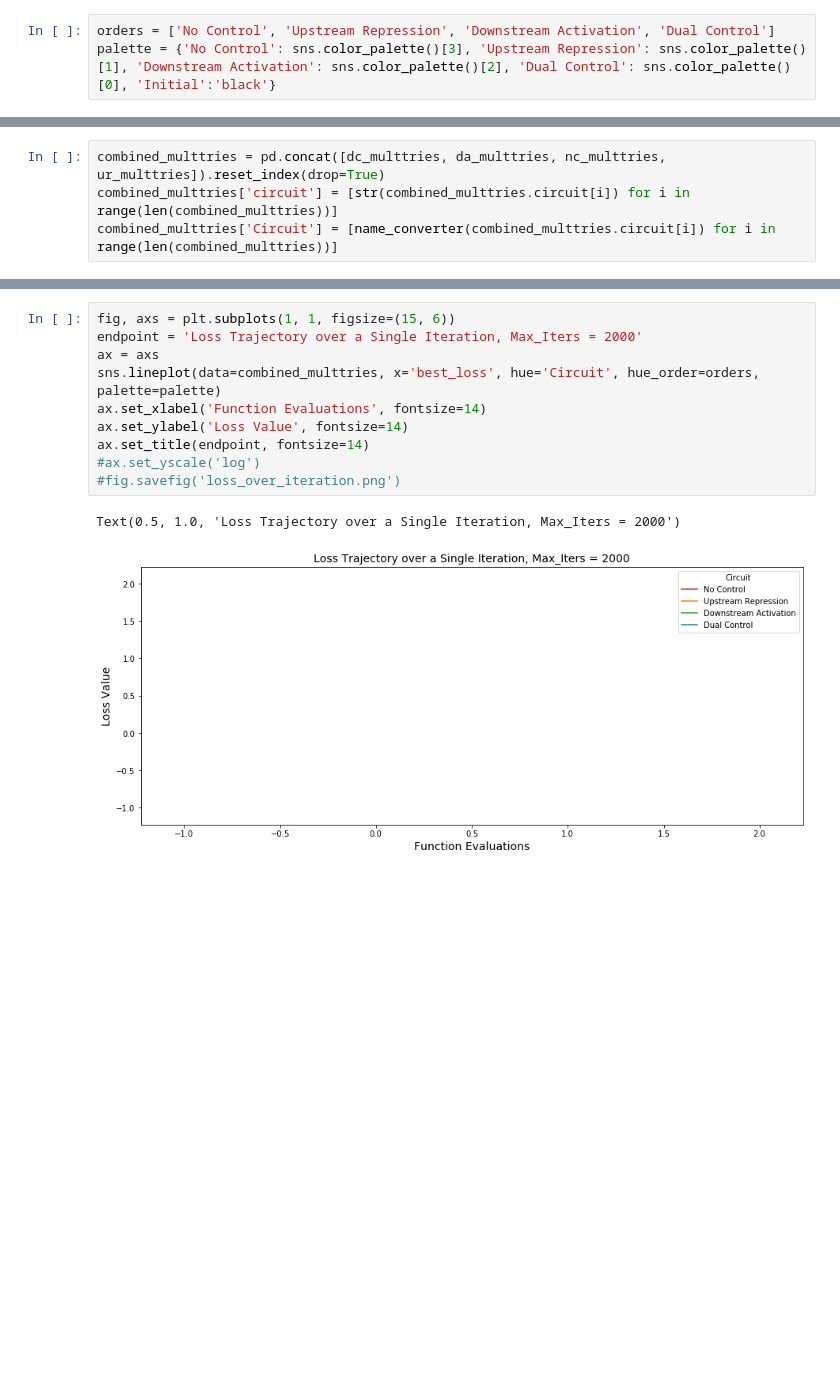
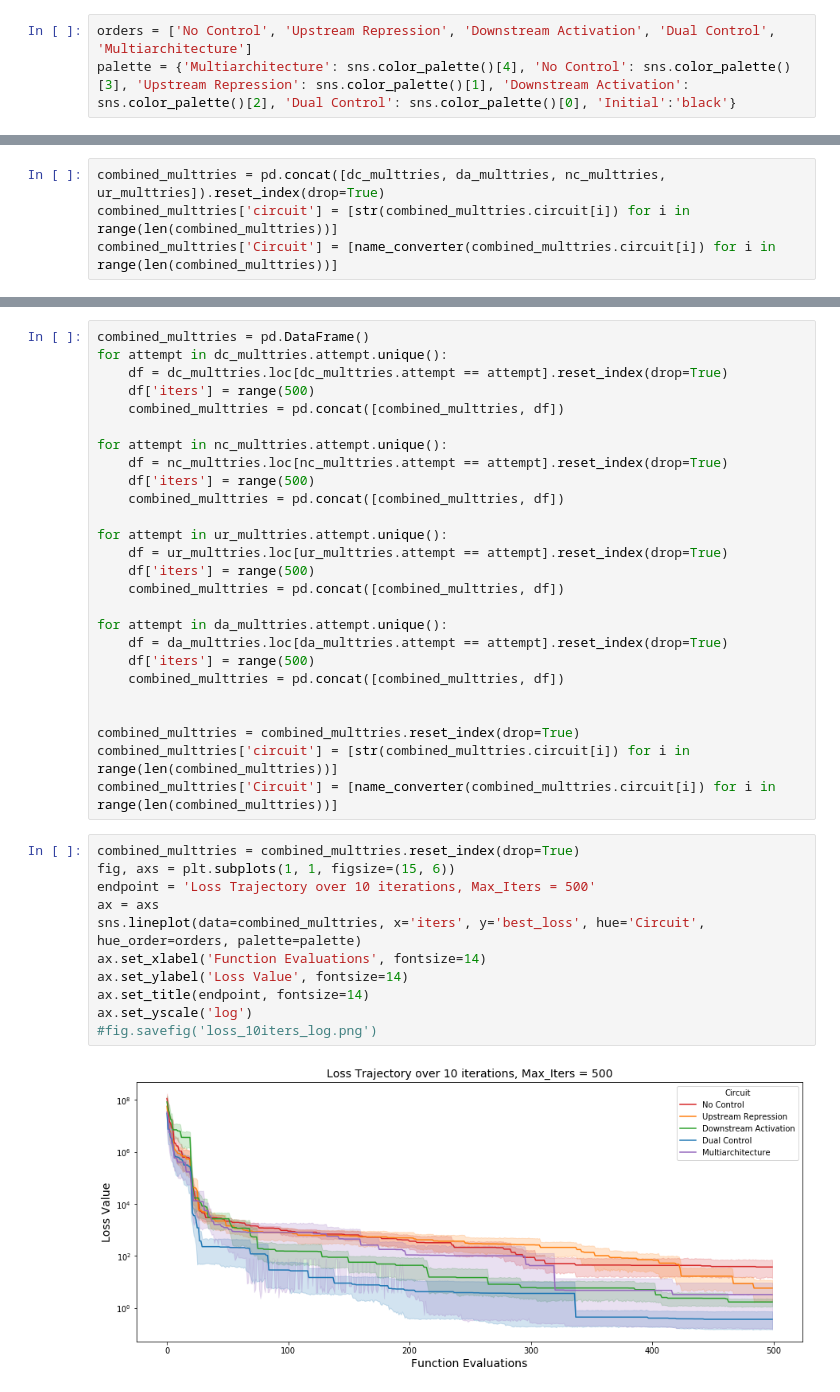
Before and after one commit to cjmerzbacher/msc-thesis, a Jupyter notebook: fixed_architecture_baselines/fixed_architecture_baselines.ipynb, the cells around one changed output, grey strips where cells are left out. Saved outputs shown, nothing was run; the diff lists cells and outputs as text; blank space fills up the shorter version.

```diff
--- a/fixed_architecture_baselines/fixed_architecture_baselines.ipynb
+++ b/fixed_architecture_baselines/fixed_architecture_baselines.ipynb
@@ -324,8 +324,8 @@ nc_landscape['iters'] = range(2000)
 ur_landscape['iters'] = range(2000)
 landscape = pd.concat([da_landscape, dc_landscape, nc_landscape, ur_landscape]).reset_index(drop=True)
 # %%
-orders = ['No Control', 'Upstream Repression', 'Downstream Activation', 'Dual Control']
-palette = {'No Control': sns.color_palette()[3], 'Upstream Repression': sns.color_palette()[1], 'Downstream Activation': sns.color_palette()[2], 'Dual Control': sns.color_palette()[0], 'Initial':'black'}
+orders = ['No Control', 'Upstream Repression', 'Downstream Activation', 'Dual Control', 'Multiarchitecture']
+palette = {'Multiarchitecture': sns.color_palette()[4], 'No Control': sns.color_palette()[3], 'Upstream Repression': sns.color_palette()[1], 'Downstream Activation': sns.color_palette()[2], 'Dual Control': sns.color_palette()[0], 'Initial':'black'}
 # %%
 fig, axs = plt.subplots(1, 1, figsize=(15, 6))
 endpoint = 'Loss Trajectory over a Single Iteration, Max_Iters = 2000'
@@ -615,13 +615,39 @@ combined_multtries
+# %%
+combined_multtries = pd.DataFrame()
+for attempt in dc_multtries.attempt.unique():
+    df = dc_multtries.loc[dc_multtries.attempt == attempt].reset_index(drop=True)
+    df['iters'] = range(500)
+    combined_multtries = pd.concat([combined_multtries, df])
+
+for attempt in nc_multtries.attempt.unique():
+    df = nc_multtries.loc[nc_multtries.attempt == attempt].reset_index(drop=True)
+    df['iters'] = range(500)
+    combined_multtries = pd.concat([combined_multtries, df])
+
+for attempt in ur_multtries.attempt.unique():
+    df = ur_multtries.loc[ur_multtries.attempt == attempt].reset_index(drop=True)
+    df['iters'] = range(500)
+    combined_multtries = pd.concat([combined_multtries, df])
+
+for attempt in da_multtries.attempt.unique():
+    df = da_multtries.loc[da_multtries.attempt == attempt].reset_index(drop=True)
+    df['iters'] = range(500)
+    combined_multtries = pd.concat([combined_multtries, df])
+
+
+combined_multtries = combined_multtries.reset_index(drop=True)
+combined_multtries['circuit'] = [str(combined_multtries.circuit[i]) for i in range(len(combined_multtries))]
+combined_multtries['Circuit'] = [name_converter(combined_multtries.circuit[i]) for i in range(len(combined_multtries))]
 # %%
+combined_multtries = combined_multtries.reset_index(drop=True)
 fig, axs = plt.subplots(1, 1, figsize=(15, 6))
-endpoint = 'Loss Trajectory over a Single Iteration, Max_Iters = 2000'
+endpoint = 'Loss Trajectory over 10 iterations, Max_Iters = 500'
 ax = axs
-sns.lineplot(data=combined_multtries, x='best_loss', hue='Circuit', hue_order=orders, palette=palette)
+sns.lineplot(data=combined_multtries, x='iters', y='best_loss', hue='Circuit', hue_order=orders, palette=palette)
 ax.set_xlabel('Function Evaluations', fontsize=14)
 ax.set_ylabel('Loss Value', fontsize=14)
 ax.set_title(endpoint, fontsize=14)
-#ax.set_yscale('log')
-#fig.savefig('loss_over_iteration.png')
+ax.set_yscale('log')
+#fig.savefig('loss_10iters_log.png')
 # %% [output]
-Text(0.5, 1.0, 'Loss Trajectory over a Single Iteration, Max_Iters = 2000')
-[figure, old version]
+[figure, new version]
```
Also changed, not shown: parts of 6 cells of this notebook, 8 other files.
